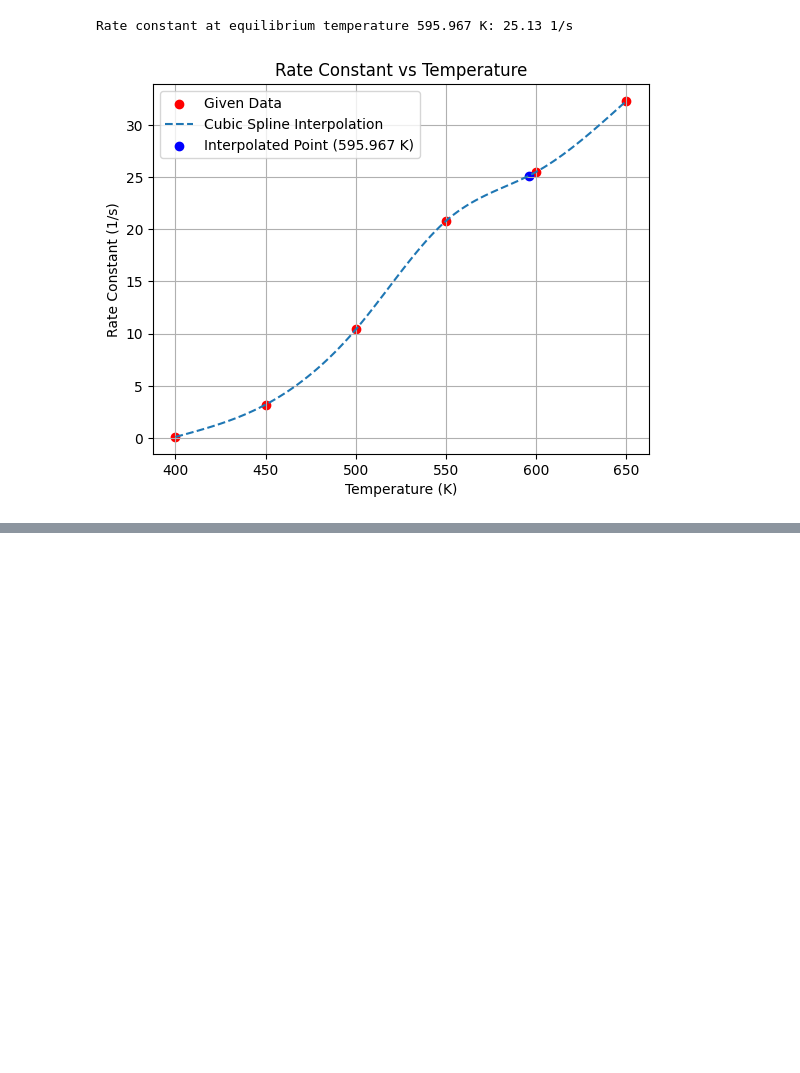
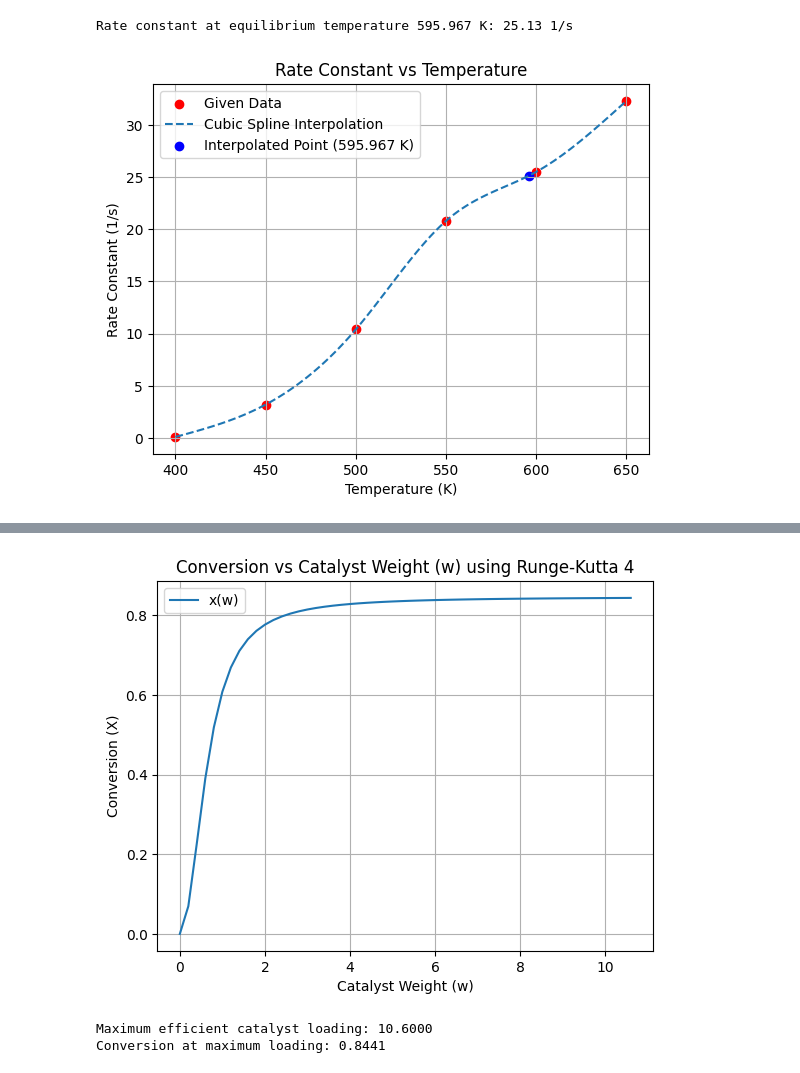
Before and after one commit to HRJ369/CL249--Computational-Lab, a Jupyter notebook: assignment8.ipynb, the cells around one changed output, grey strips where cells are left out. Drawn from its saved outputs; the diff is of its cells as text; code cells hidden in the pictures; blank space fills up the shorter version.

```diff
--- a/assignment8.ipynb
+++ b/assignment8.ipynb
@@ -251,0 +170,66 @@ Maximum efficient catalyst loading: 10.20 kg
+# %%
+import numpy as np
+import matplotlib.pyplot as plt
+
+# Given constants
+k = 25.34
+ca0 = 0.5
+
+# Define the differential equation
+def dx_dw(x, w):
+    return w * (1 + w**2)**(-2) * k * ca0 * 1.6 * (1 - x) * 0.5 * 0.37
+
+# Implementing the Runge-Kutta 4th order method
+def runge_kutta_4(dx_dw, x0, w0, wf, h, tolerance=0.001):
+    n = int((wf - w0) / h)  # Number of steps
+    w_values = np.linspace(w0, wf, n+1)
+    x_values = np.zeros(n+1)
+
+    x_values[0] = x0  # Initial condition
+
+    for i in range(n):
+        w = w_values[i]
+        x = x_values[i]
+
+        k1 = h * dx_dw(x, w)
+        k2 = h * dx_dw(x + 0.5*k1, w + 0.5*h)
+        k3 = h * dx_dw(x + 0.5*k2, w + 0.5*h)
+        k4 = h * dx_dw(x + k3, w + h)
+
+        x_next = x + (k1 + 2*k2 + 2*k3 + k4) / 6
+        x_values[i+1] = x_next
+
+        # Stop if the change in conversion is smaller than the tolerance
+        if abs(x_next - x) < tolerance:
+            x_values = x_values[:i+2]
+            w_values = w_values[:i+2]
+            break
+
+    return w_values, x_values
+
+# Initial conditions and parameters
+x0 = 0  # Initial value of conversion (X)
+w0 = 0  # Starting value of catalyst weight (W)
+wf = 15  # Final value of catalyst weight (W), large enough to find max efficient loading
+h = 0.2  # Step size
+
+# Solving the differential equation using RK4
+w_values, x_values = runge_kutta_4(dx_dw, x0, w0, wf, h, tolerance=0.0001)
+
+# Plotting the solution curve
+plt.plot(w_values, x_values, label="x(w)")
+plt.title("Conversion vs Catalyst Weight (w) using Runge-Kutta 4")
+plt.xlabel("Catalyst Weight (w)")
+plt.ylabel("Conversion (X)")
+plt.legend()
+plt.grid(True)
+plt.show()
+
+# Find the maximum efficient catalyst loading
+max_catalyst_loading = w_values[-1]
+print(f"Maximum efficient catalyst loading: {max_catalyst_loading:.4f}")
+print(f"Conversion at maximum loading: {x_values[-1]:.4f}")
+# %% [output]
+[figure, added]
+Maximum efficient catalyst loading: 10.6000
+Conversion at maximum loading: 0.8441
```
Also changed, not shown: parts of 2 cells of this notebook.
